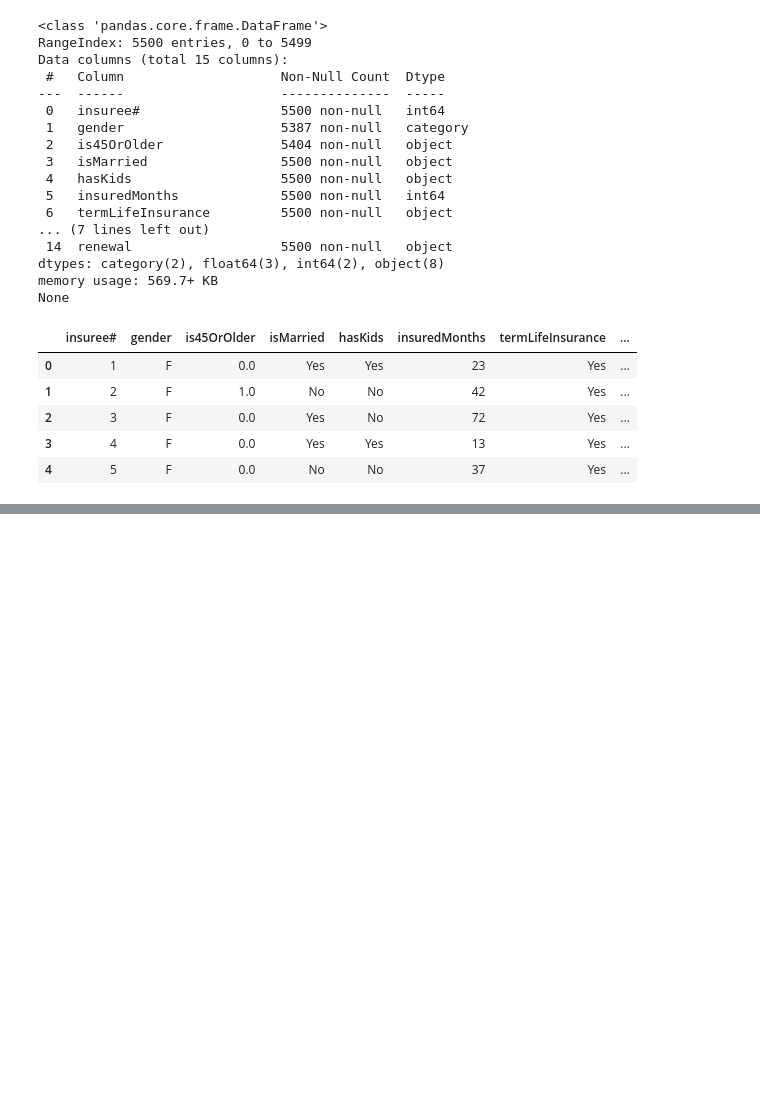
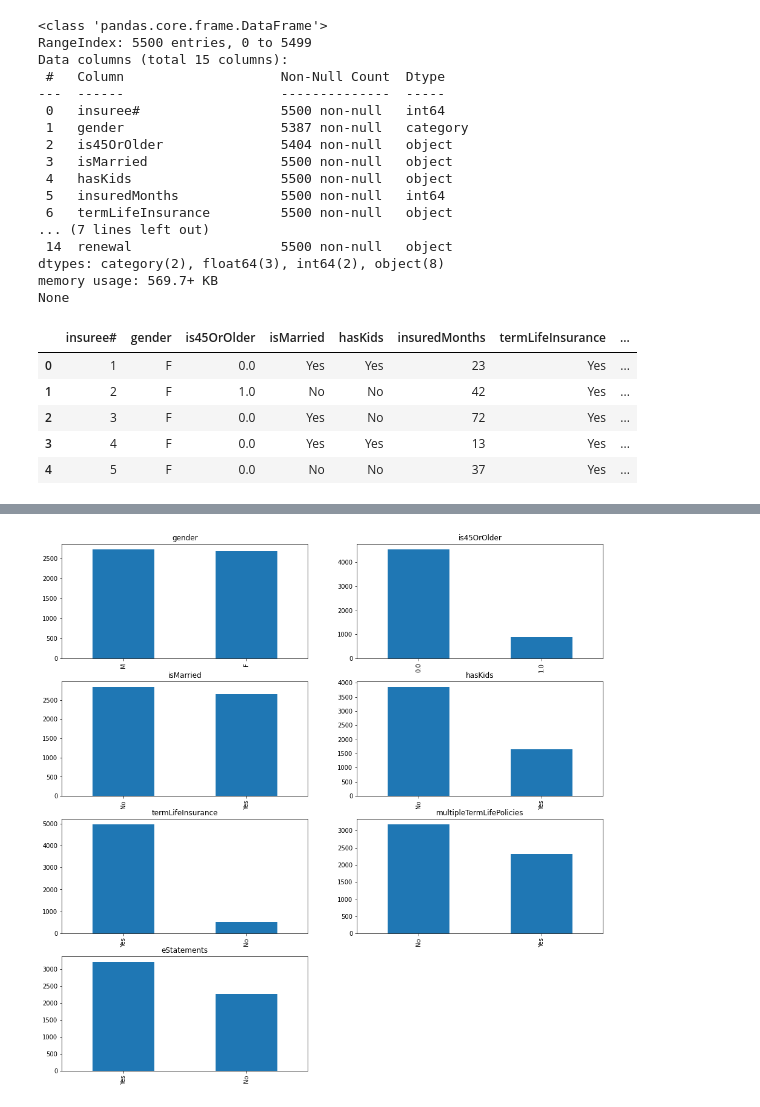
Before and after one commit to seanlamsk/tap2022-mol-vica, a Jupyter notebook: Insurance.ipynb, the cells around one changed output, grey strips where cells are left out. Drawn from its saved outputs; the diff is of its cells as text; code cells hidden in the pictures; blank space fills up the shorter version.

```diff
--- a/Insurance.ipynb
+++ b/Insurance.ipynb
@@ -176,0 +166,12 @@ None
+# %%
+def create_subplots(n,figsize=(15, 25)):
+    if n%2 == 0:
+        fig, axes = plt.subplots(n//2, 2, figsize=figsize)
+    else:
+        fig, axes = plt.subplots(n//2+1, 2, figsize=figsize)
+        i,j = (n-1)//2, 1
+        fig.delaxes(axes[i,j])
+
+    axes_idx = [[i,j] for i in range(4) for j in range(2)]
+
+    return fig, axes, axes_idx
@@ -176,0 +185,11 @@ None
+# %%
+bool_cols = ['gender','is45OrOlder','isMarried','hasKids','termLifeInsurance','multipleTermLifePolicies','eStatements']
+n = len(bool_cols)
+fig,axes,axes_idx = create_subplots(n,figsize=(16,16))
+display(md("""### Categorical & Binary Variable Distributions
+
+"""))
+for col,ax in list(zip(bool_cols,axes_idx[:n])):
+    clean_df[col].value_counts().plot(kind='bar',ax=axes[ax[0],ax[1]],title=col)
+# %% [output]
+[figure, added]
```
Also changed, not shown: parts of 5 cells of this notebook.
